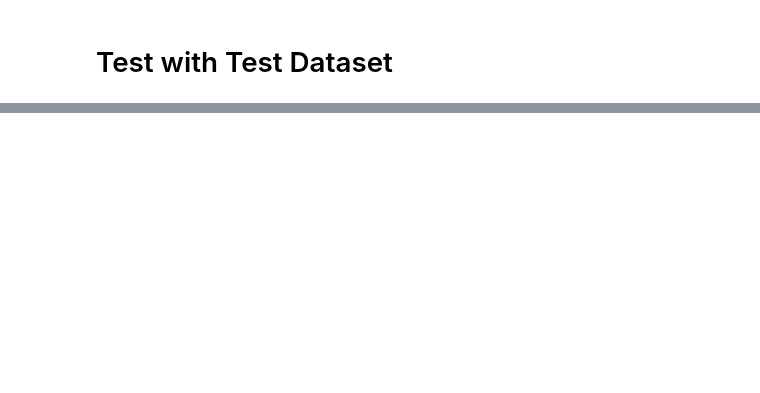
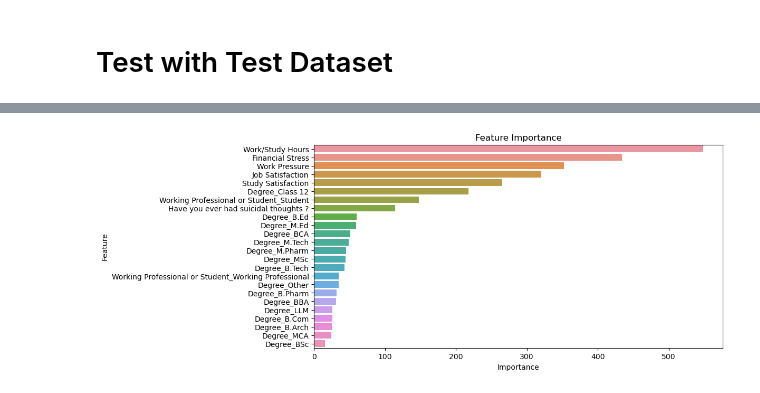
Before and after one commit to mailmezorro/playground-series-s4e11, a Jupyter notebook: Modell/playground-series-s4e11-modell.ipynb, the cells around one changed output, grey strips where cells are left out. Drawn from its saved outputs; the diff is of its cells as text; code cells hidden in the pictures; blank space fills up the shorter version.

```diff
--- a/Modell/playground-series-s4e11-modell.ipynb
+++ b/Modell/playground-series-s4e11-modell.ipynb
@@ -68,6 +72,10 @@ original_data = pd.read_csv(data_path + '/depression-surveydataset-for-analysis/
 
 train_concat_data = pd.read_csv(data_path + '/s4-e11-train-concat/s4-e11-train-concat.csv')
 train_final_data = pd.read_csv(data_path + '/s4-e11-train-concat-final/s4-e11-train-concat-final.csv')
+
+test_concat_data = pd.read_csv(data_path + '/s4-e11-test-concat/s4-e11-test-concat.csv')
+test_final_data = pd.read_csv(data_path + '/s4-e11-test-concat-final/s4-e11-test-concat-final.csv')
+submission_template = pd.read_csv(data_path + '/submission.csv')
 # %% [markdown]
 # Check the data
 # %%
@@ -180,0 +275,15 @@ predictions = best_model.predict(X_test)
+# %%
+importances = best_model.feature_importances_
+feature_names = test_final_data.columns
+
+# DataFrame mit Feature-Wichtigkeit
+df_importances = pd.DataFrame({"Feature": feature_names, "Importance": importances})
+df_importances = df_importances.sort_values(by="Importance", ascending=False)
+
+# Plot
+plt.figure(figsize=(10,5))
+sns.barplot(x=df_importances["Importance"], y=df_importances["Feature"])
+plt.title("Feature Importance")
+plt.show()
+# %% [output]
+[figure, added]
```
Also changed, not shown: parts of 8 cells of this notebook, 6 other files.
